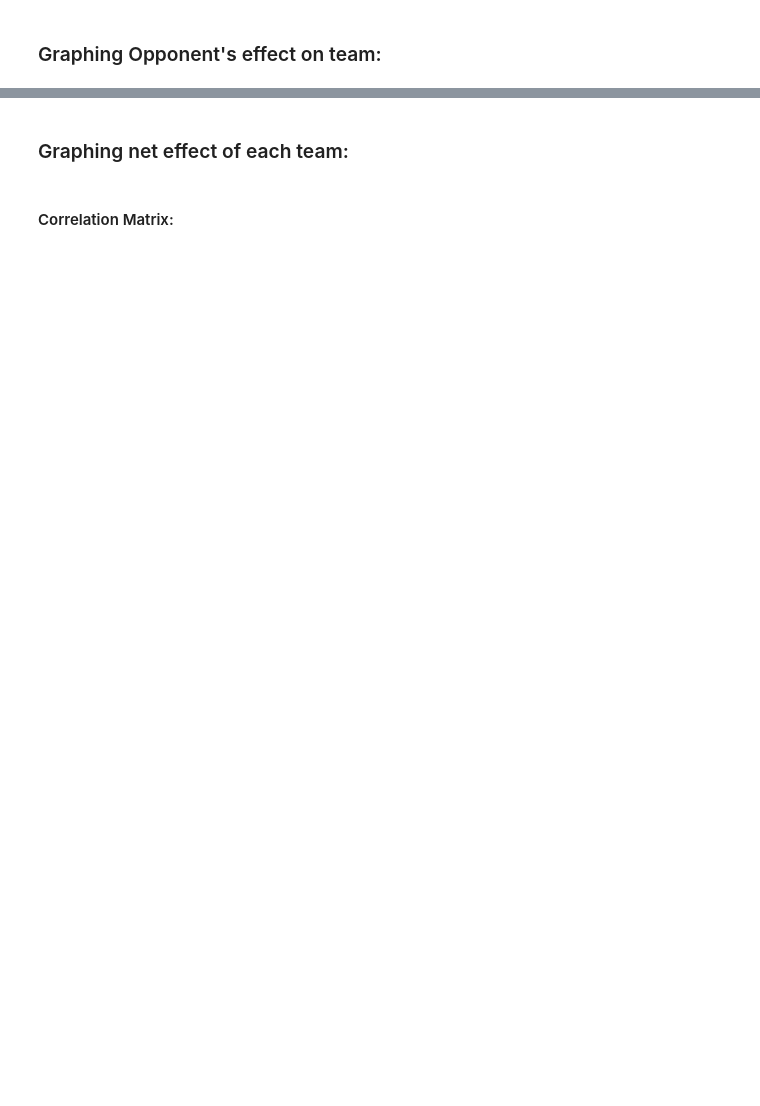
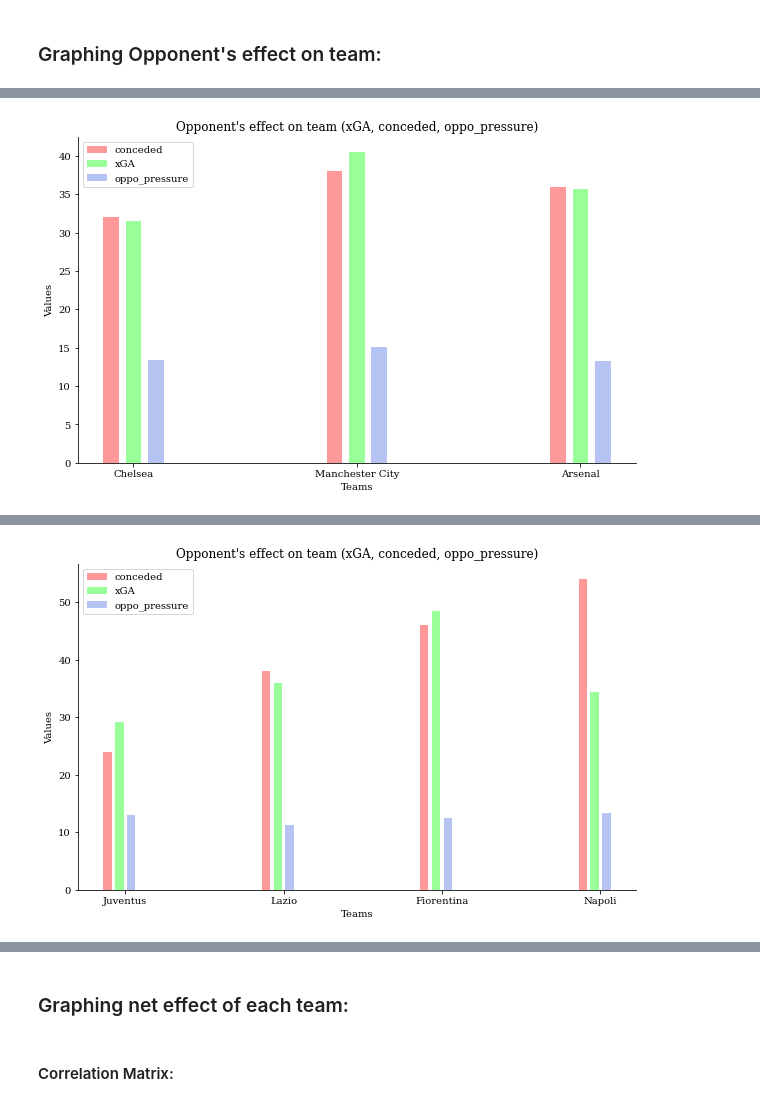
Before and after one commit to data301-2021-summer2/football-metrics-analysis, a Jupyter notebook: analysis/Final_Unified_Analysis.ipynb, the cells around one changed output, grey strips where cells are left out. Drawn from its saved outputs; the diff is of its cells as text; code cells hidden in the pictures; blank space fills up the shorter version.

```diff
--- a/analysis/Final_Unified_Analysis.ipynb
+++ b/analysis/Final_Unified_Analysis.ipynb
@@ -262,7 +291,6 @@ display(df1)
 #plots the graph for opponent's effect on team
 fig, ax = plt.subplots()
 pf.bar_plot(ax, df1, total_width=0.3, single_width=0.7, chart_value=2,colors=colors)
-sns.despine()
 plt.show()
 
 #extracts data of teams that have higher xG than the winning team in Serie A 2014
@@ -271,7 +299,6 @@ display(df1)
 #plots the graph for opponent's effect on team
 fig, ax = plt.subplots()
 pf.bar_plot(ax, df1, total_width=0.3, single_width=0.7, chart_value=2,colors=colors)
-sns.despine()
 plt.show()
 
 #extracts data of teams that have higher xG than the winning team in Ligue 1 2016
@@ -280,7 +307,6 @@ display(df1)
 #plots the graph for opponent's effect on team
 fig, ax = plt.subplots()
 pf.bar_plot(ax, df1, total_width=0.3, single_width=0.7, chart_value=2,colors=colors)
-sns.despine()
 plt.show()
 
 #extracts data of teams that have higher xG than the winning team inLa liga 2017
@@ -289,5 +315,5 @@ display(df1)
 #plots the graph for opponent's effect on team
 fig, ax = plt.subplots()
 pf.bar_plot(ax, df1, total_width=0.3, single_width=0.7, chart_value=2,colors=colors)
-sns.despine()
 plt.show()
+# %% [output]
@@ -293,0 +324 @@ plt.show()
+[figure, added]
@@ -293,0 +330 @@ plt.show()
+[figure, added]
```
Also changed, not shown: parts of 16 cells of this notebook, 5 other files.
